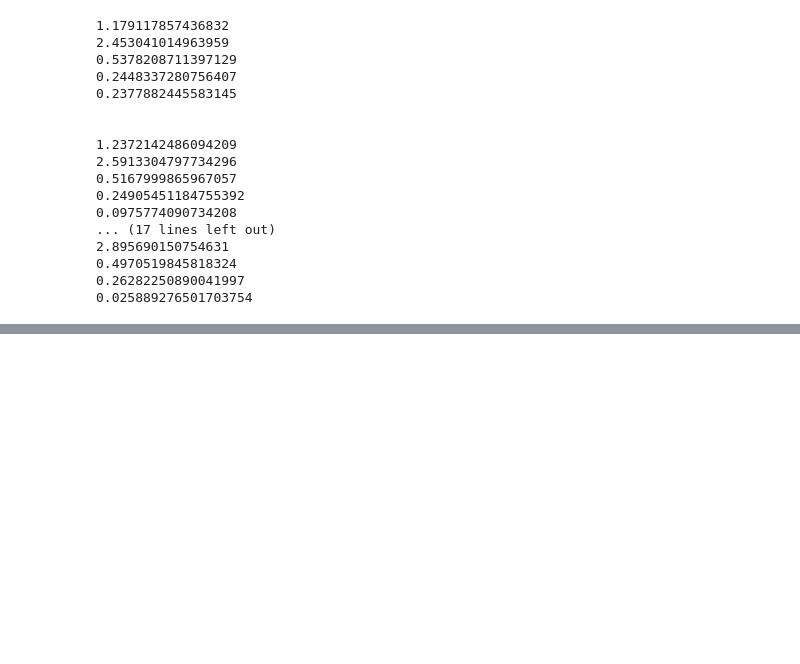
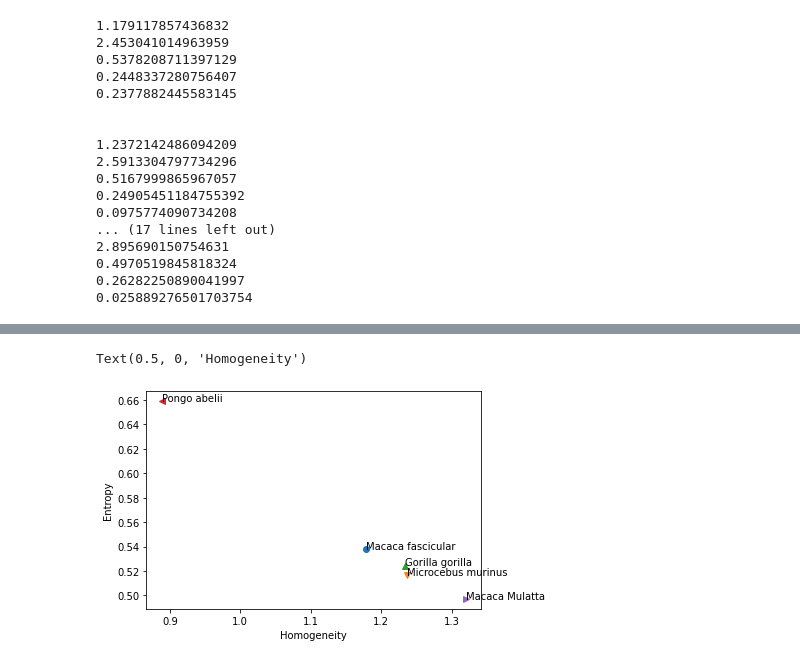
Before and after one commit to GustavoIncaCh/Bioinformatica, a Jupyter notebook: Biotecnologia.ipynb, the cells around one changed output, grey strips where cells are left out. Cells and saved outputs as stored; diff of their text form; code cells hidden in the pictures; blank space fills up the shorter version.

```diff
--- a/Biotecnologia.ipynb
+++ b/Biotecnologia.ipynb
@@ -527,0 +543,15 @@ for i in range(len(data_chromosome)):
+# %%
+### Entropy x Homogeneity
+marcadores = ['o','v','^','<','>']
+descripciones = ['Macaca fascicular', 'Microcebus murinus', 'Gorilla gorilla', 'Pongo abelii', 'Macaca Mulatta']
+ax.scatter(entropia,homogeneity, c='green', label='green',
+               alpha=0.5, edgecolors='none')
+for i in range(len(entropia)):
+  plt.plot(entropia[i], homogeneity[i], marker=marcadores[i])
+  plt.text(entropia[i],homogeneity[i],s=descripciones[i])
+
+plt.ylabel("Entropy")
+plt.xlabel("Homogeneity")
+# %% [output]
+Text(0.5, 0, 'Homogeneity')
+[figure, added]
```
Also changed, not shown: parts of 1 cell of this notebook.
